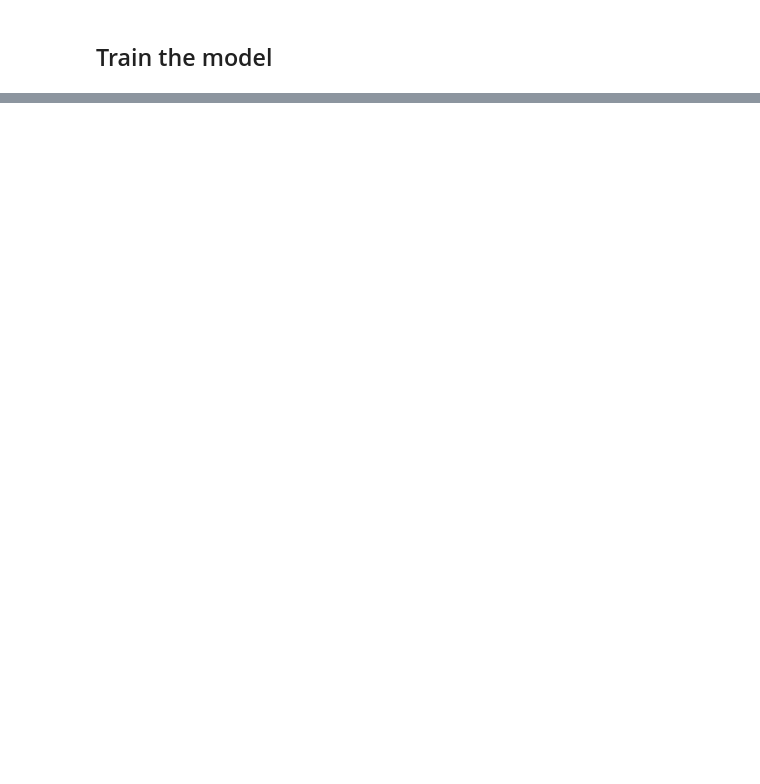
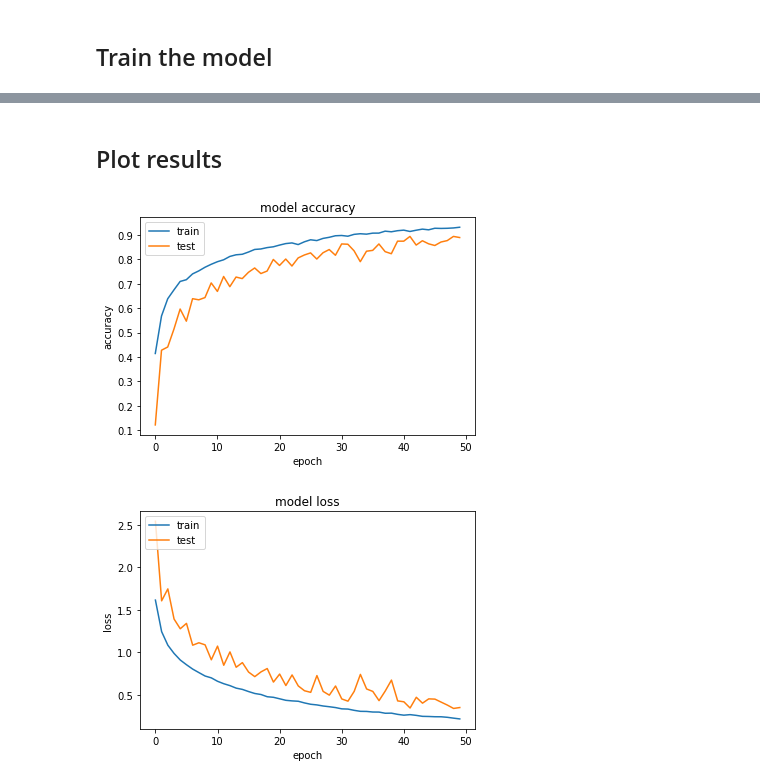
Before and after one commit to Prinzivalle/Sound-Event-Detection, a Jupyter notebook: project.ipynb, the cells around one changed output, grey strips where cells are left out. Drawn from its saved outputs; the diff is of its cells as text; code cells hidden in the pictures; blank space fills up the shorter version.

```diff
--- a/project.ipynb
+++ b/project.ipynb
@@ -234,13 +218,15 @@ def Net(input_shape, num_classes, dilated_kernel, dilation, dilated_padding):
     model.add(Activation('relu'))
 
     # classifier layer
-    model.add(Flatten())
-    #model.add(GlobalAveragePooling2D(name='avg_pool'))
+    #model.add(Flatten())
+    model.add(GlobalAveragePooling2D(name='avg_pool'))
     model.add(Dense(num_labels))
+    model.add(Activation('sigmoid'))
 
     # model compilation for training
-    adam = optimizers.Adam()
-    model.compile(loss='categorical_crossentropy', optimizer=adam, metrics=['accuracy'])
+    adam = optimizers.Adam(lr=0.0001)
+    metrics=['accuracy', keras.metrics.Precision(), keras.metrics.Recall()]
+    model.compile(loss='categorical_crossentropy', optimizer=adam, metrics=metrics)
 
     return model
 
@@ -277,14 +263,14 @@ _________________________________________________________________
 #from keras.callbacks import ModelCheckpoint
 from datetime import datetime
 
-num_epochs = 72
-num_batch_size = 256
+num_epochs = 50
+num_batch_size = 16
 
 #checkpointer = ModelCheckpoint(filepath='saved_models/weights.best.basic_cnn.hdf5',
 #                               verbose=1, save_best_only=True)
 start = datetime.now()
 
-model.fit(x_train, y_train, batch_size=num_batch_size, epochs=num_epochs, validation_data=(x_test, y_test), verbose=1)
+history = model.fit(x_train, y_train, batch_size=num_batch_size, epochs=num_epochs, validation_data=(x_test, y_test), verbose=1)
 
 
 duration = datetime.now() - start
@@ -311,8 +295,0 @@ KeyboardInterrupt:
-# %%
-steps_per_epoch=train_generator.n//train_generator.batch_size
-val_steps=test_generator.n//test_generator.batch_size+1
-epochs = 1
-history = model.fit(train_generator, epochs=epochs, verbose=1,\
-                steps_per_epoch=steps_per_epoch,\
-                validation_data=test_generator,\
-                validation_steps=val_steps)
@@ -318,0 +326,24 @@ history = model.fit(train_generator, epochs=epochs, verbose=1,\
+# %% [markdown]
+## Plot results
+# %%
+import matplotlib.pyplot as plt
+
+# summarize history for accuracy
+plt.plot(history.history['accuracy'])
+plt.plot(history.history['val_accuracy'])
+plt.title('model accuracy')
+plt.ylabel('accuracy')
+plt.xlabel('epoch')
+plt.legend(['train', 'test'], loc='upper left')
+plt.show()
+# summarize history for loss
+plt.plot(history.history['loss'])
+plt.plot(history.history['val_loss'])
+plt.title('model loss')
+plt.ylabel('loss')
+plt.xlabel('epoch')
+plt.legend(['train', 'test'], loc='upper left')
+plt.show()
+# %% [output]
+[figure, added]
+[figure, added]
```
Also changed, not shown: parts of 8 cells of this notebook, 3 other files.
